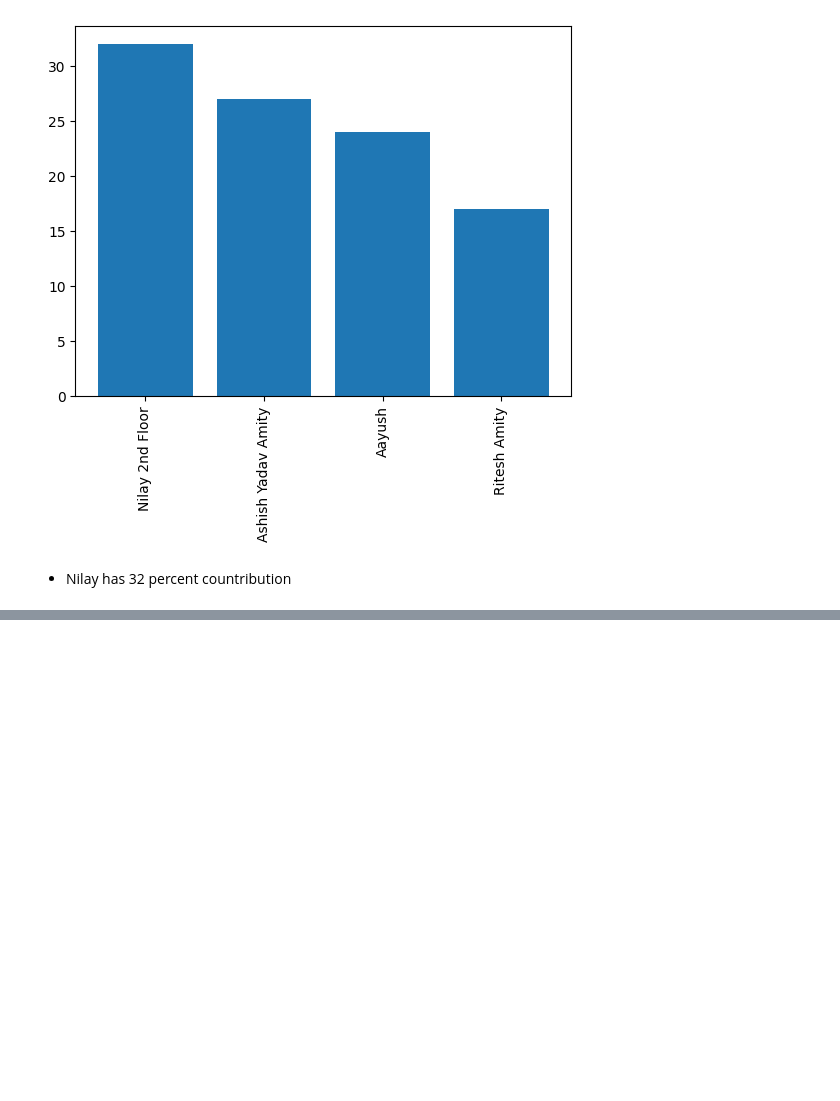
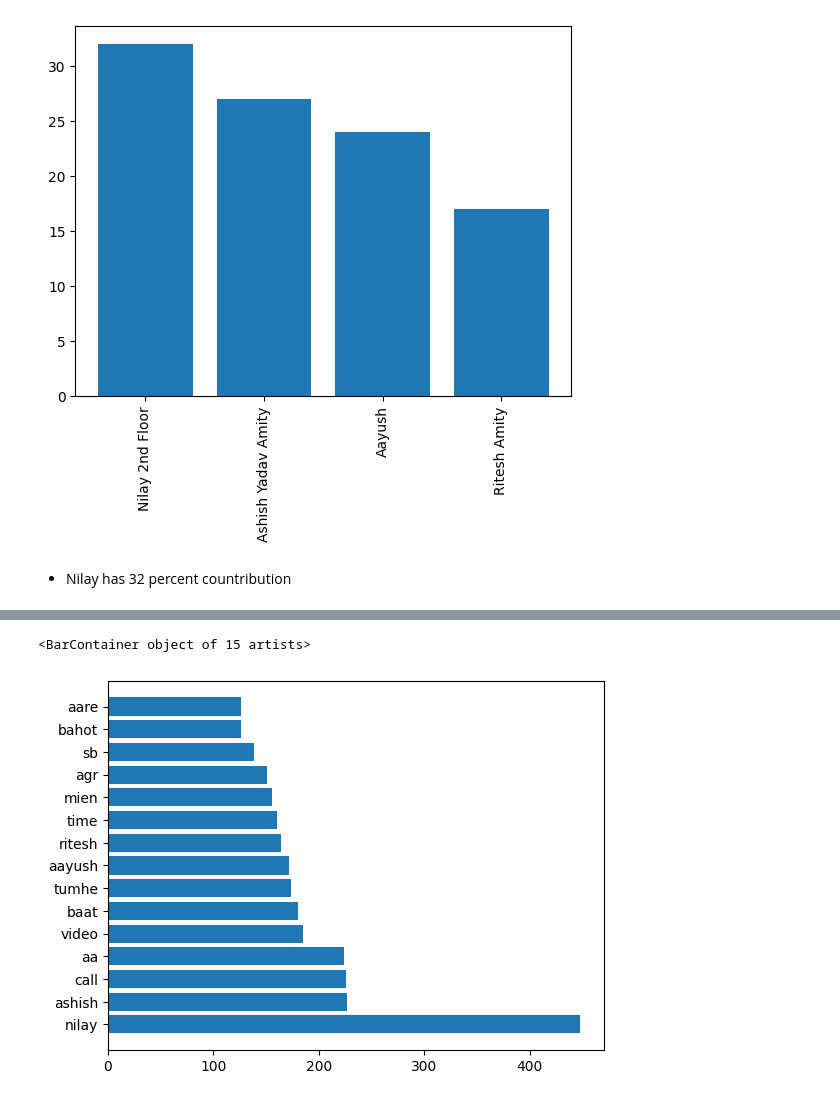
Before and after one commit to gupta-aayushkr/WhatsApp-Chat-Analysis, a Jupyter notebook: Chat Analysis.ipynb, the cells around one changed output, grey strips where cells are left out. Drawn from its saved outputs; the diff is of its cells as text; code cells hidden in the pictures; blank space fills up the shorter version.

```diff
--- a/Chat Analysis.ipynb
+++ b/Chat Analysis.ipynb
@@ -284,0 +258,5 @@ filtered_text_data
+# %%
+# To view in filtered DF
+filtered_text_df = pd.DataFrame(filtered_text_data.split(), columns=["Words"])
+filtered_text_df = filtered_text_df.value_counts().reset_index()
+filtered_text_df.head(10)
@@ -284,0 +275,3 @@ filtered_text_data
+# %%
+filtered_text_df["Freq. %"] = round((filtered_text_df["count"]/filtered_text_df["count"].sum())*100,2)
+filtered_text_df.head(15)
@@ -285,3 +295,9 @@ filtered_text_data
+# %%
+filtered_text_df = filtered_text_df.head(15)
+plt.barh(filtered_text_df["Words"], filtered_text_df["count"])
+# %% [output]
+<BarContainer object of 15 artists>
+[figure, added]
 # %%
 wordcloud = WordCloud(width=800, height=400, background_color='white').generate(filtered_text_data)
 # %%
```
Also changed, not shown: parts of 48 cells of this notebook, 1 other file.
